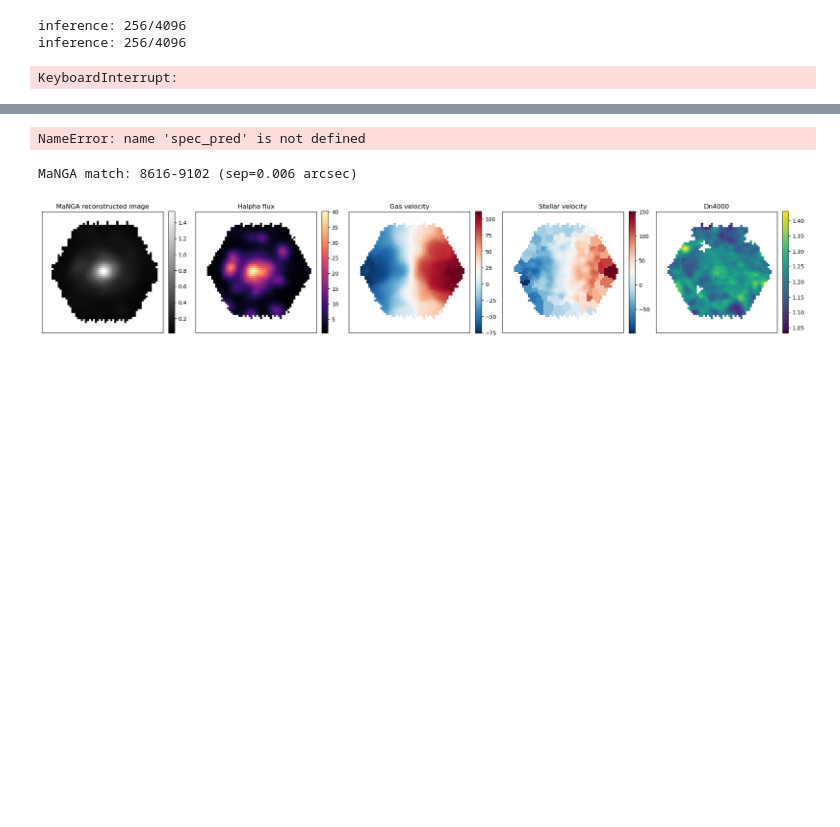
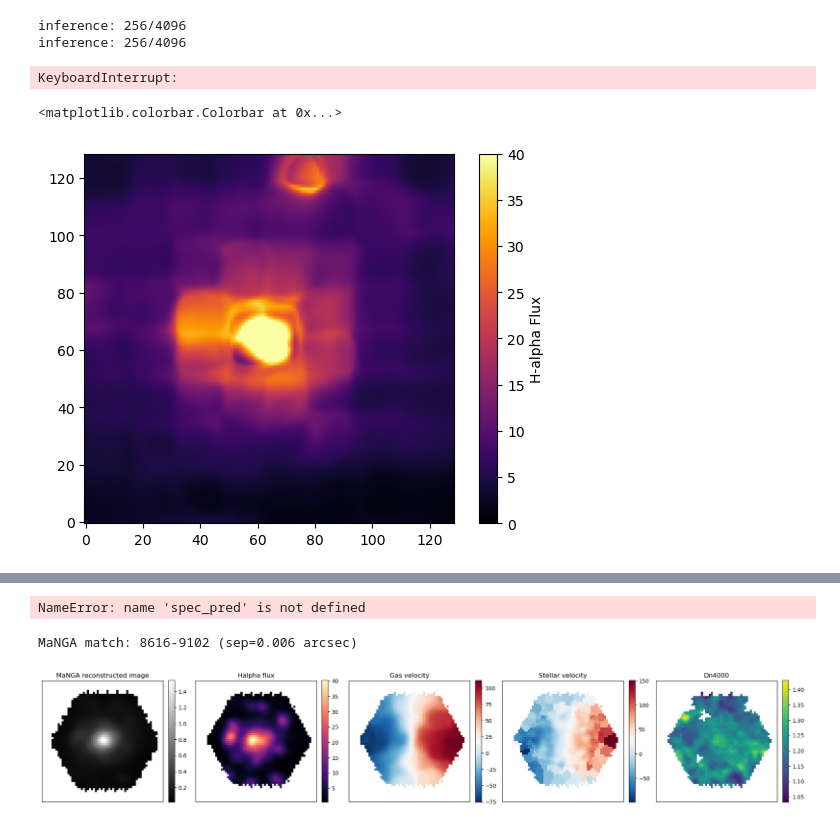
Before and after one commit to harrypenguin/MultiModal, a Jupyter notebook: notebooks/manga_tests.ipynb, the cells around one changed output, grey strips where cells are left out. Cells and saved outputs as stored; diff of their text form; code cells hidden in the pictures; blank space fills up the shorter version.

```diff
--- a/notebooks/manga_tests.ipynb
+++ b/notebooks/manga_tests.ipynb
@@ -590,10 +609,13 @@ inference: 256/4096
 inference: 256/4096
 KeyboardInterrupt:
 # %%
-plt.imshow(halphas, cmap='inferno', vmin=0, vmax=20)
+plt.imshow(halphas, cmap='inferno', vmin=0, vmax=40)
 # flip plot vertically
 plt.gca().invert_yaxis()
-# plt.colorbar(label='H-alpha Flux')
+plt.colorbar(label='H-alpha Flux')
+# %% [output]
+<matplotlib.colorbar.Colorbar at 0x...>
+[figure, added]
 # %%
 import numpy as np
 import matplotlib.pyplot as plt
```
Also changed, not shown: parts of 2 cells of this notebook, 3 other files.
